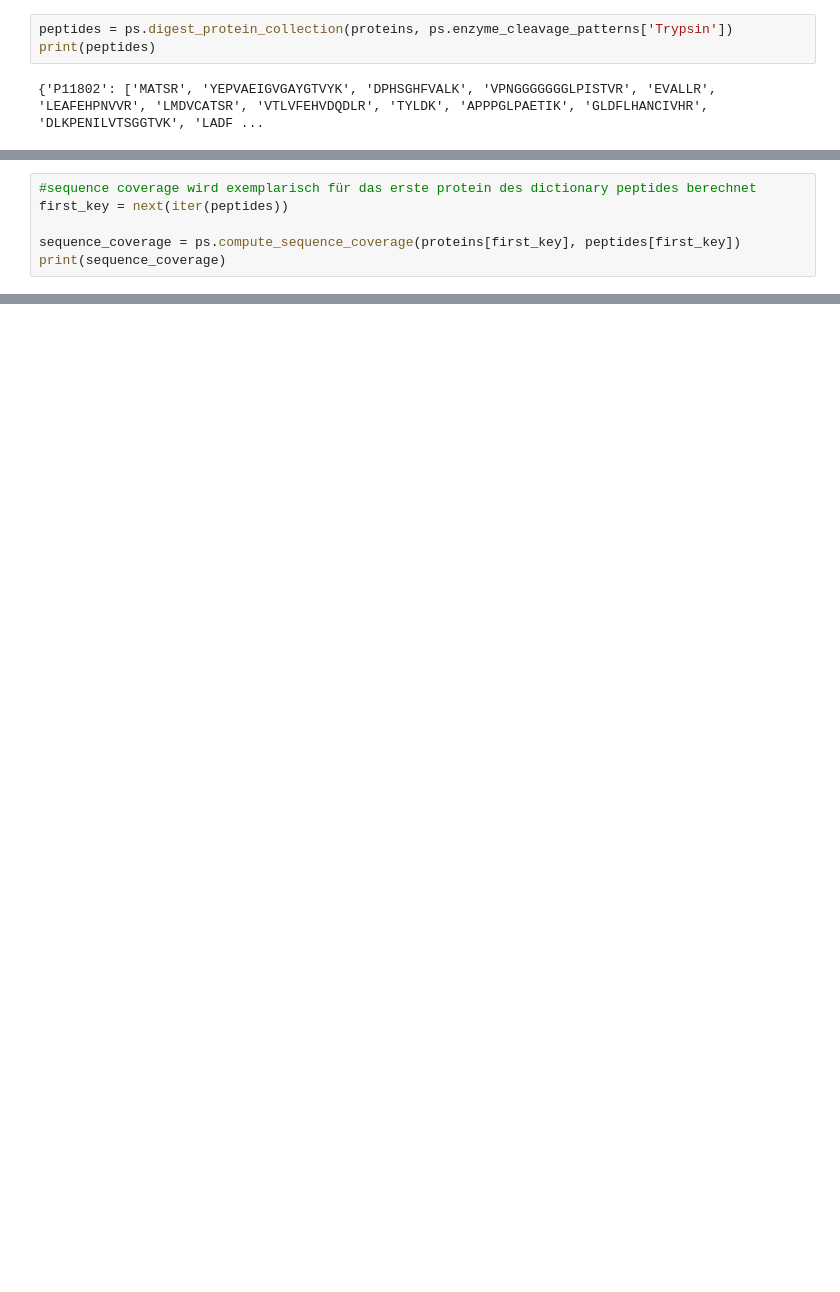
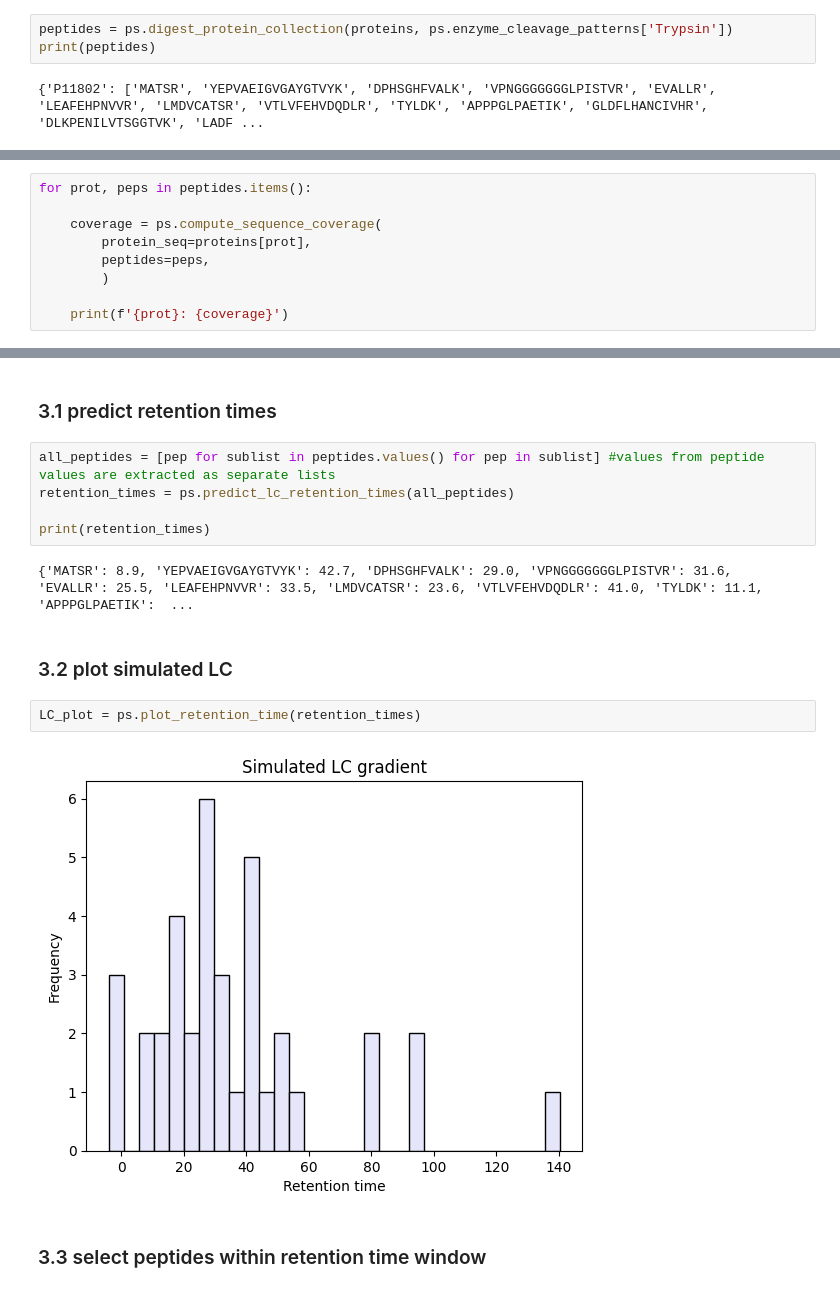
Before and after one commit to LauraSeeling/proteosim, a Jupyter notebook: ms_experiment_final.ipynb, the cells around one changed output, grey strips where cells are left out. Cells and saved outputs as stored; diff of their text form; blank space fills up the shorter version.

```diff
--- a/ms_experiment_final.ipynb
+++ b/ms_experiment_final.ipynb
@@ -16,7 +24,10 @@ print(peptides)
 # %%
-#sequence coverage wird exemplarisch für das erste protein des dictionary peptides berechnet
-first_key = next(iter(peptides))
+for prot, peps in peptides.items():
 
-sequence_coverage = ps.compute_sequence_coverage(proteins[first_key], peptides[first_key])
-print(sequence_coverage)
+    coverage = ps.compute_sequence_coverage(
+        protein_seq=proteins[prot],
+        peptides=peps,
+        )
+
+    print(f'{prot}: {coverage}')
 # %% [output]
@@ -23,0 +42,17 @@ print(sequence_coverage)
+# %% [markdown]
+### 3.1 predict retention times
+# %%
+all_peptides = [pep for sublist in peptides.values() for pep in sublist] #values from peptide values are extracted as separate lists
+retention_times = ps.predict_lc_retention_times(all_peptides)
+
+print(retention_times)
+# %% [output]
+{'MATSR': 8.9, 'YEPVAEIGVGAYGTVYK': 42.7, 'DPHSGHFVALK': 29.0, 'VPNGGGGGGGLPISTVR': 31.6, 'EVALLR': 25.5, 'LEAFEHPNVVR': 33.5, 'LMDVCATSR': 23.6, 'VTLVFEHVDQDLR': 41.0, 'TYLDK': 11.1, 'APPPGLPAETIK':  ...
+# %% [markdown]
+### 3.2 plot simulated LC
+# %%
+LC_plot = ps.plot_retention_time(retention_times)
+# %% [output]
+[figure, added]
+# %% [markdown]
+### 3.3 select peptides within retention time window
```
Also changed, not shown: parts of 25 cells of this notebook, 7 other files.
